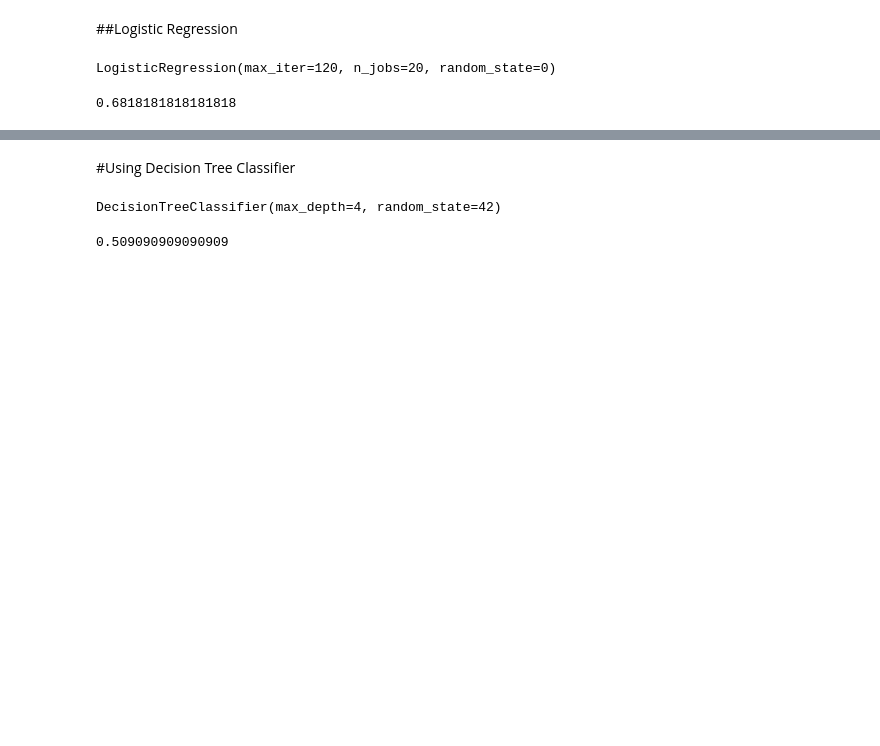
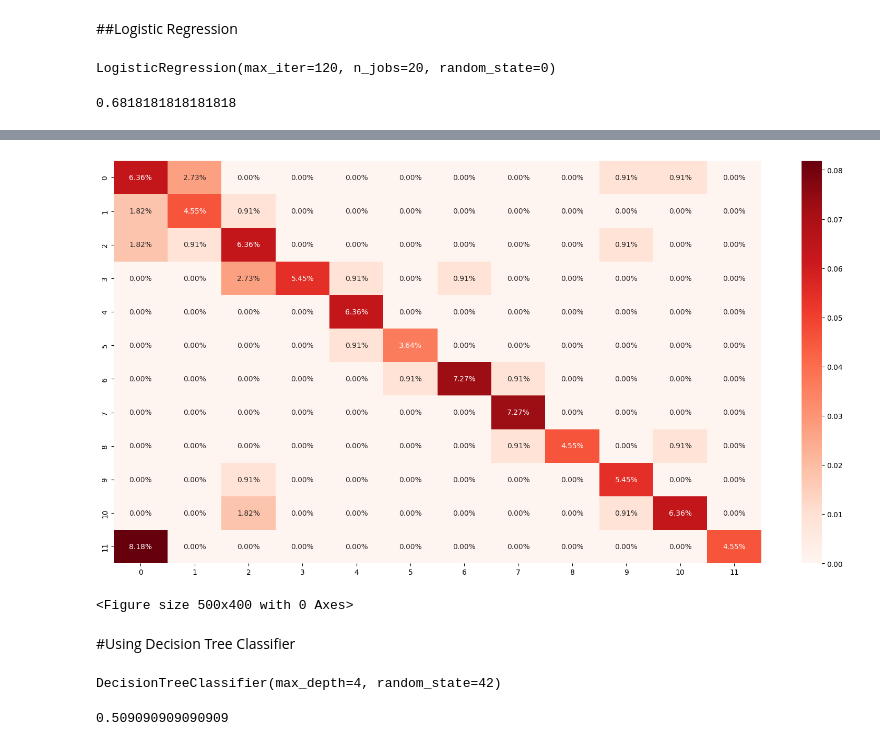
Before and after one commit to GiovannyRuiz1989/Water_Quality, a Jupyter notebook: Water_quality.ipynb, the cells around one changed output, grey strips where cells are left out. Saved outputs shown, nothing was run; the diff lists cells and outputs as text; code cells hidden in the pictures; blank space fills up the shorter version.

```diff
--- a/Water_quality.ipynb
+++ b/Water_quality.ipynb
@@ -532,12 +652,13 @@ print(classification_report(y_test,pred_lg))
 # %%
 # confusion Maxtrix
 cm1 = confusion_matrix(y_test, pred_lg)
 cm_percentage = cm1 / np.sum(cm1)
 sns.heatmap(cm_percentage, annot=True, fmt='.2%', cmap='Reds', annot_kws={"size": 10})
-plt.figure(figsize=(50, 40))
-plt.xticks(fontsize=10)
-plt.yticks(fontsize=10)
+plt.figure(figsize=(5, 4))
 plt.show()
+# %% [output]
+[figure, added]
+<Figure size 500x400 with 0 Axes>
 # %% [markdown]
 #Using Decision Tree Classifier
 # %%
```
Also changed, not shown: parts of 28 cells of this notebook.
